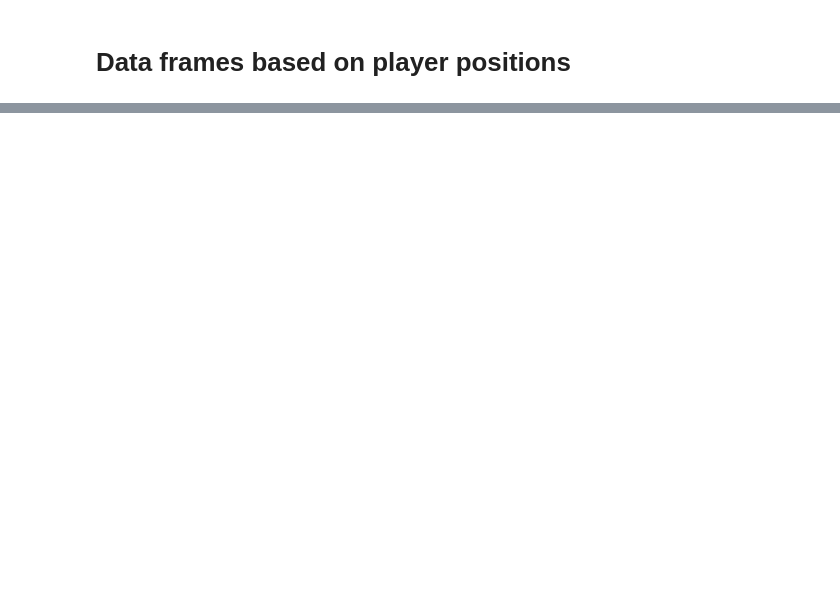
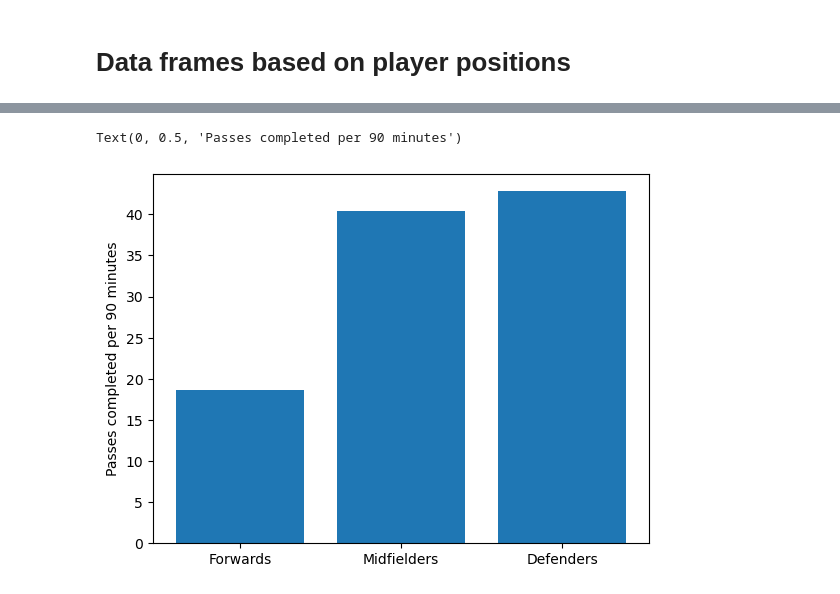
Before and after one commit to ubco-W2022T1-cosc301/project-group-25, a Jupyter notebook: notebooks/analysis1.ipynb, the cells around one changed output, grey strips where cells are left out. Saved outputs shown, nothing was run; the diff lists cells and outputs as text; code cells hidden in the pictures; blank space fills up the shorter version.

```diff
--- a/notebooks/analysis1.ipynb
+++ b/notebooks/analysis1.ipynb
@@ -135,0 +131,13 @@ plt.legend(handles, labels)
+# %%
+passes = [forwards.PasCmp.mean(), midfielders.PasCmp.mean(), defenders.PasCmp.mean()]
+pos = ["Forwards", "Midfielders", "Defenders"]
+
+#Bar plot
+plt.bar(x = pos,
+        height = passes)
+
+#Labels
+plt.ylabel("Passes completed per 90 minutes")
+# %% [output]
+Text(0, 0.5, 'Passes completed per 90 minutes')
+[figure, added]
```
Also changed, not shown: parts of 23 cells of this notebook, 1 other file.
